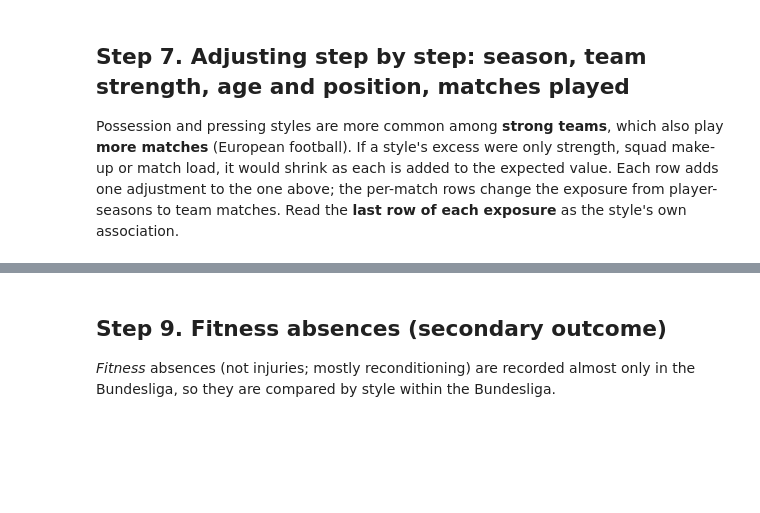
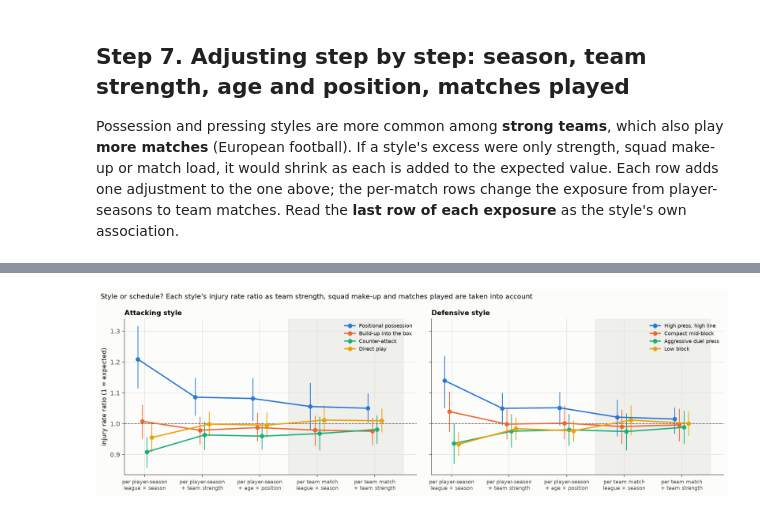
Before and after one commit to Mohammad99Shweiki/football-injuries, a Jupyter notebook: notebooks/05_injury_analysis.ipynb, the cells around one changed output, grey strips where cells are left out. Drawn from its saved outputs; the diff is of its cells as text; code cells hidden in the pictures; blank space fills up the shorter version.

Commit message:
Report: figures inline with captions; pipeline, cleaning funnel, adjustment and same-club charts
Co-Authored-By: Claude Opus 5.5 <noreply@anthropic.com>

```diff
--- a/notebooks/05_injury_analysis.ipynb
+++ b/notebooks/05_injury_analysis.ipynb
@@ -937,5 +823,23 @@ switches.round(2)
-# %% [markdown]
-## Step 9. Fitness absences (secondary outcome)
-
-*Fitness* absences (not injuries; mostly reconditioning) are recorded almost only in the Bundesliga, so they are
-compared by style within the Bundesliga.
+# %%
+# Figure: how each style's rate ratio moves as adjustments are added (the "style or schedule?" picture).
+fig, axes = plt.subplots(1, 2, figsize=(14, 4.6), sharey=True)
+steps = [f"{e}\n{a}" for e, a, _ in LADDER]
+for ax, name in zip(axes, ["attacking style", "defensive style"]):
+    t = ladder[ladder.grouping == name]
+    for i, style in enumerate(GROUPINGS[name][1]):
+        r = t[t["style"] == style].set_index(["exposure", "adjustment"]).loc[[(e, a) for e, a, _ in LADDER]]
+        x = np.arange(len(LADDER)) + (i - 1.5) * 0.08
+        ax.errorbar(x, r.RR, yerr=[r.RR - r["RR low"], r["RR high"] - r.RR], color=SERIES[i], marker="o", capsize=0,
+                    linewidth=2, elinewidth=1.2, label=style)
+    ax.axhline(1, color=MUTED, linestyle="--", linewidth=1)
+    ax.axvspan(2.5, 4.5, color=GRID, alpha=0.5, zorder=0)
+    ax.set_xticks(range(len(LADDER)), steps, fontsize=8)
+    ax.set_title(name.capitalize(), loc="left")
+    ax.legend(frameon=False, fontsize=8, loc="upper right")
+axes[0].set_ylabel("injury rate ratio (1 = expected)")
+fig.suptitle("Style or schedule? Each style's injury rate ratio as team strength, squad make-up and matches played are taken into account",
+             x=0.01, ha="left", fontsize=11)
+fig.tight_layout()
+ladder_fig = save(fig, "05_adjustment_ladder.png")
+# %% [output]
+[figure, added]
```
Also changed, not shown: parts of 48 cells of this notebook, 9 other files.
